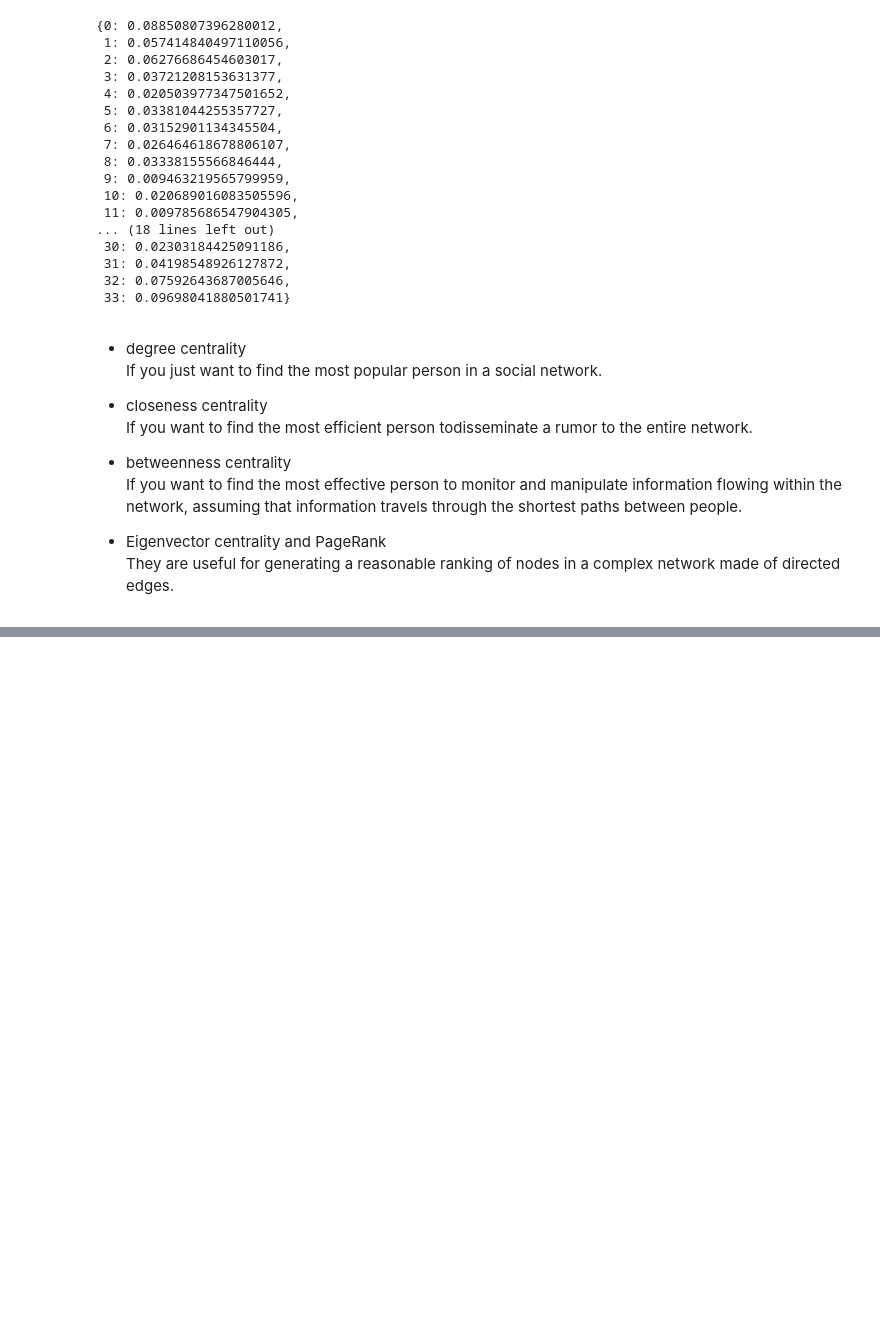
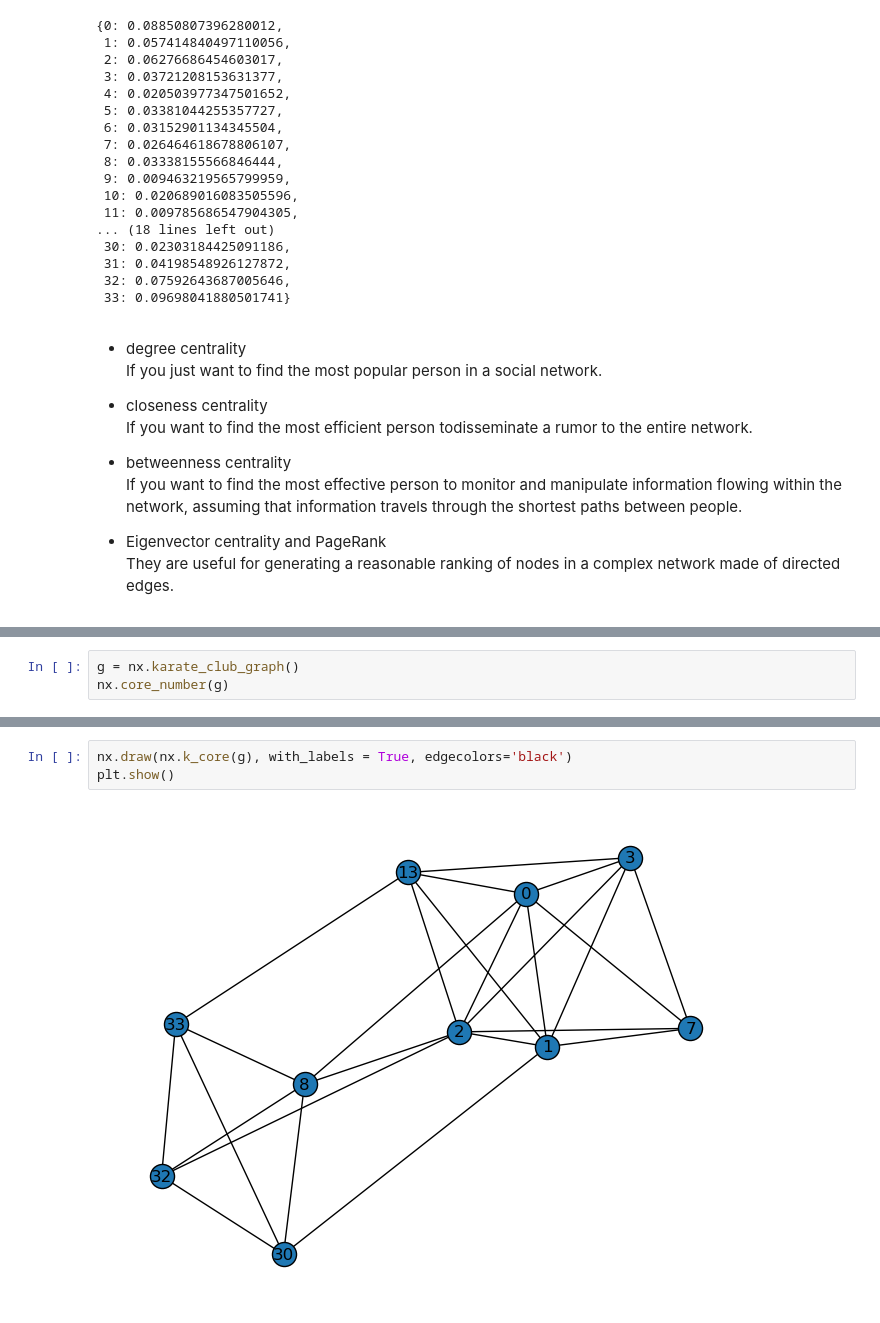
Before and after one commit to OrnlyP63/complex-model, a Jupyter notebook: Network-analysis-1.ipynb, the cells around one changed output, grey strips where cells are left out. Drawn from its saved outputs; the diff is of its cells as text; blank space fills up the shorter version.

```diff
--- a/Network-analysis-1.ipynb
+++ b/Network-analysis-1.ipynb
@@ -309,0 +316,3 @@ They are useful for generating a reasonable ranking of nodes in a complex networ
+# %%
+g = nx.karate_club_graph()
+nx.core_number(g)
@@ -309,0 +337,5 @@ They are useful for generating a reasonable ranking of nodes in a complex networ
+# %%
+nx.draw(nx.k_core(g), with_labels = True, edgecolors='black')
+plt.show()
+# %% [output]
+[figure, added]
```
Also changed, not shown: parts of 19 cells of this notebook, 6 other files.
